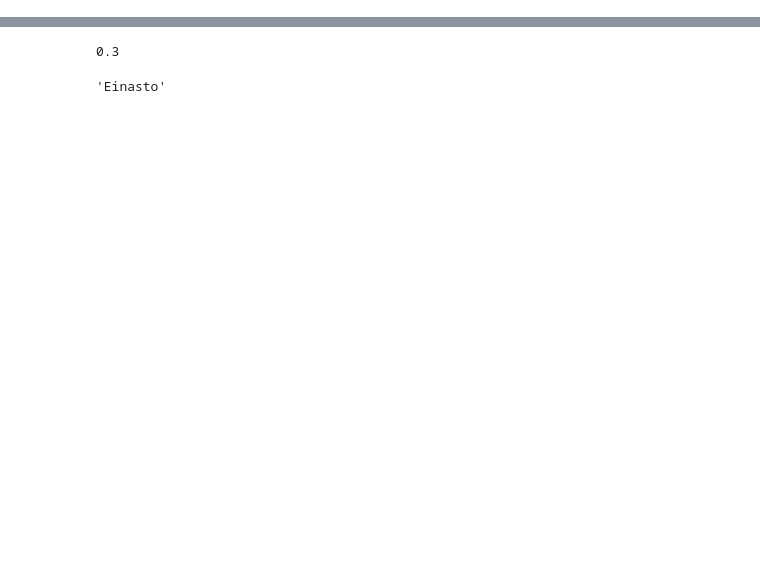
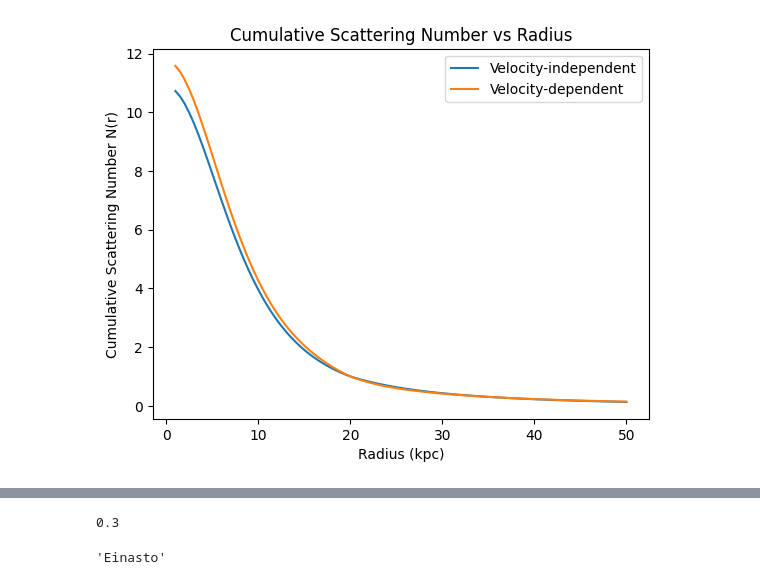
Before and after one commit to AdamSmithOrlik/nonspherical-sidm-jeans-model, a Jupyter notebook: examples/dev.ipynb, the cells around one changed output, grey strips where cells are left out. Cells and saved outputs as stored; diff of their text form; code cells hidden in the pictures; blank space fills up the shorter version.

```diff
--- a/examples/dev.ipynb
+++ b/examples/dev.ipynb
@@ -43,0 +7,21 @@ print(now.strftime("%Y_%m_%d_%H_%M_%S"))
+# %%
+# velocity-independent case
+M200 = 1e12 # virial mass, Msun
+R200 = 200 # virial radius, kpc
+c = 10 # concentration, dimensionless
+q0 = 0.8
+rm = 20
+GN = 4.302e-6 # gravitational constant in kpc (km/s)^2 Msun^-1
+
+# Example baryonic potential: Miyamoto-Nagai disk
+# def Phi_b(r, th):
+#     Md = 6.4e10
+#     a = 3.5
+#     b = 0.53
+#     return -GN*Md/np.sqrt(r**2 * np.sin(th)**2 + (a + np.sqrt(b**2 + r**2 * np.cos(th)**2))**2)
+
+
+profile = jeans.squashed(rm, M200, c, q0=q0, Phi_b=None)
+
+if profile:
+    print("Profile generated successfully")
@@ -43,0 +102,14 @@ print(now.strftime("%Y_%m_%d_%H_%M_%S"))
+# %%
+r_list = np.linspace(1,50,100)
+N_list_v = [profile_vdep.N(r) for r in r_list]
+N_list = [profile.N(r) for r in r_list]
+
+plt.plot(r_list, N_list, label='Velocity-independent')
+plt.plot(r_list, N_list_v, label='Velocity-dependent')
+plt.xlabel('Radius (kpc)')
+plt.ylabel('Cumulative Scattering Number N(r)')
+plt.title('Cumulative Scattering Number vs Radius')
+plt.legend()
+plt.show()
+# %% [output]
+[figure, added]
```
Also changed, not shown: parts of 19 cells of this notebook, 4 other files.
